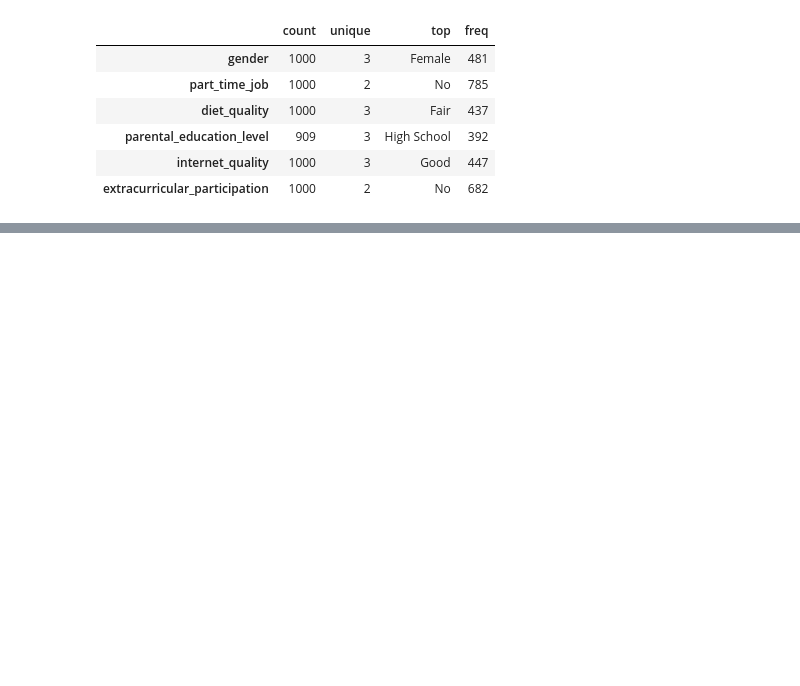
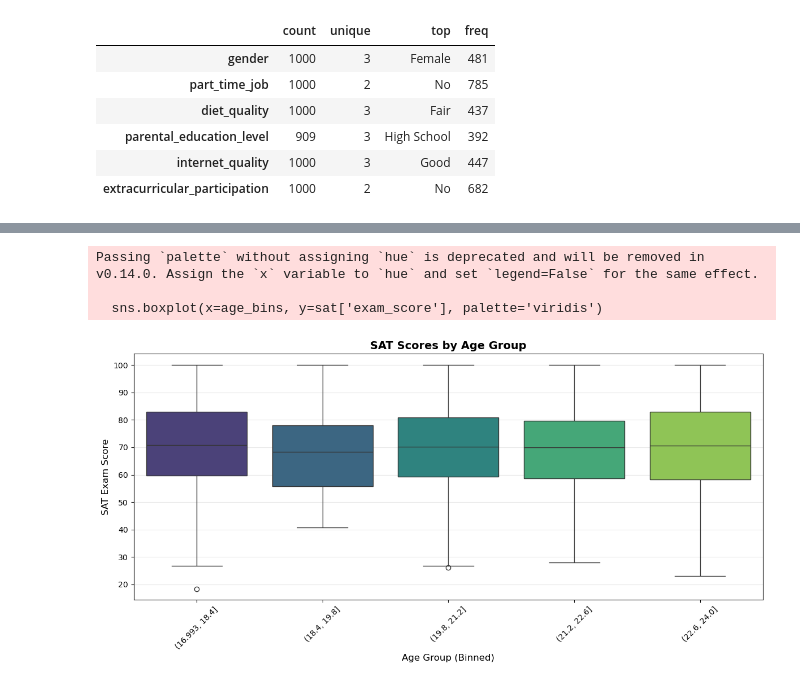
Before and after one commit to School-of-Rob/DIY-projects, a Jupyter notebook: Notebooks/Linear Regression - SAT_scores.ipynb, the cells around one changed output, grey strips where cells are left out. Drawn from its saved outputs; the diff is of its cells as text; code cells hidden in the pictures; blank space fills up the shorter version.

```diff
--- a/Notebooks/Linear Regression - SAT_scores.ipynb
+++ b/Notebooks/Linear Regression - SAT_scores.ipynb
@@ -140,0 +149,17 @@ sns.histplot (sat['exam_score'], kde=True);
+# %%
+# Bin ages into 5 groups and plot SAT scores by age bin using a boxplot
+age_bins = pd.cut(sat['age'], bins=5)
+plt.figure(figsize=(12,6))
+sns.boxplot(x=age_bins, y=sat['exam_score'], palette='viridis')
+plt.xlabel('Age Group (Binned)', fontsize=12)
+plt.ylabel('SAT Exam Score', fontsize=12)
+plt.title('SAT Scores by Age Group', fontsize=14, fontweight='bold')
+plt.xticks(rotation=45)
+plt.grid(axis='y', alpha=0.3)
+plt.tight_layout()
+plt.show()
+# %% [output]
+Passing `palette` without assigning `hue` is deprecated and will be removed in v0.14.0. Assign the `x` variable to `hue` and set `legend=False` for the same effect.
+
+  sns.boxplot(x=age_bins, y=sat['exam_score'], palette='viridis')
+[figure, added]
```
Also changed, not shown: parts of 51 cells of this notebook.
